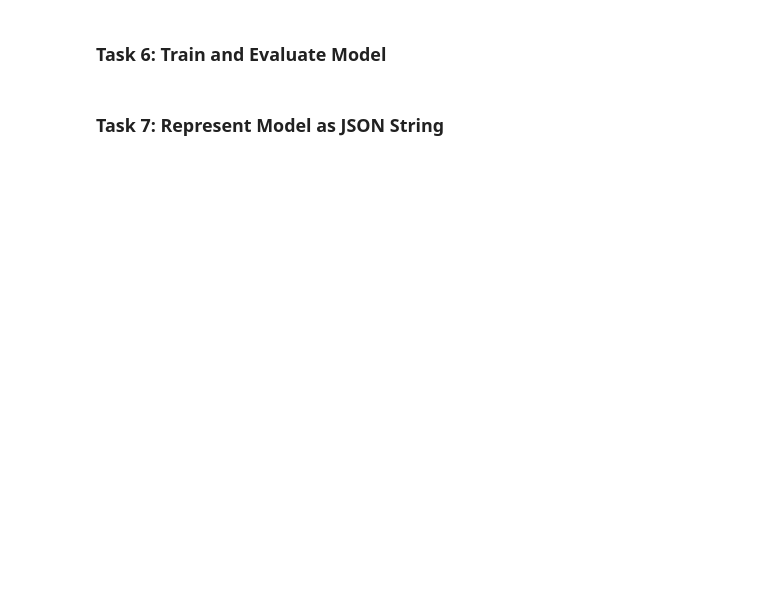
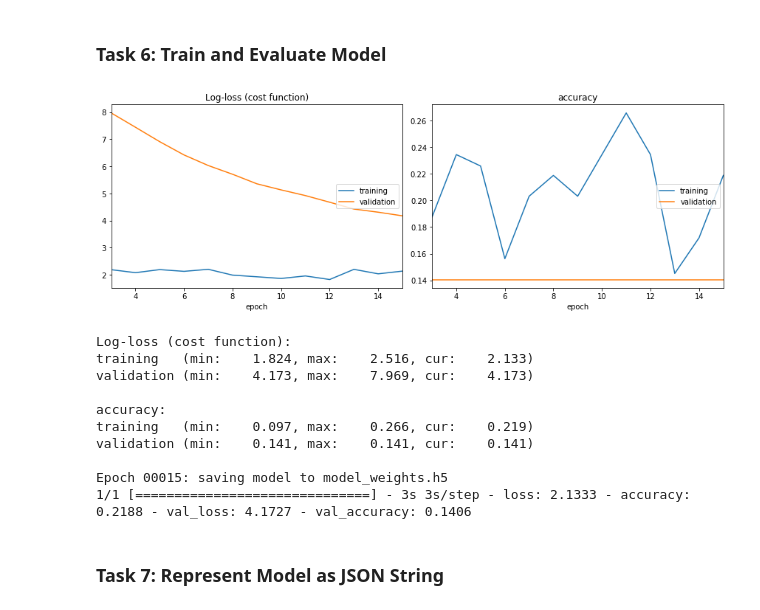
Before and after one commit to Surajv311/Facial-exp-recognition, a Jupyter notebook: Facial_Expression_Training.ipynb, the cells around one changed output. Cells and saved outputs as stored; diff of their text form; code cells hidden in the pictures; blank space fills up the shorter version.

```diff
--- a/Facial_Expression_Training.ipynb
+++ b/Facial_Expression_Training.ipynb
@@ -156,5 +158,39 @@ Non-trainable params: 3,968
 _________________________________________________________________
 # %% [markdown]
 ### Task 6: Train and Evaluate Model
+# %%
+epochs = 15
+steps_per_epoch = train_generator.n//train_generator.batch_size
+validation_steps = validation_generator.n//validation_generator.batch_size
+
+# define some callbacks
+
+checkpoint = ModelCheckpoint("model_weights.h5",monitor = 'val_accuracy',
+                            save_weights_only = True , mode ='max' , verbose =1)
+
+reduce_lr = ReduceLROnPlateau(monitor = 'val_loss' ,factor = 0.1 , patience = 2 , min_lr = 0.00001 , model = 'auto')
+
+callbacks = [PlotLossesCallback() , checkpoint , reduce_lr]
+
+history = model.fit(
+x = train_generator,
+    steps_per_epoch = steps_per_epoch,
+    epochs = epochs ,
+    validation_data = validation_generator,
+    validation_steps = validation_steps,
+    callbacks = callbacks
+)
+# %% [output]
+[figure, added]
+Log-loss (cost function):
+training   (min:    1.824, max:    2.516, cur:    2.133)
+validation (min:    4.173, max:    7.969, cur:    4.173)
+
+accuracy:
+training   (min:    0.097, max:    0.266, cur:    0.219)
+validation (min:    0.141, max:    0.141, cur:    0.141)
+
+Epoch 00015: saving model to model_weights.h5
+1/1 [==============================] - 3s 3s/step - loss: 2.1333 - accuracy: 0.2188 - val_loss: 4.1727 - val_accuracy: 0.1406
 # %% [markdown]
 ### Task 7: Represent Model as JSON String
```
Also changed, not shown: parts of 3 cells of this notebook, 1 other file.
